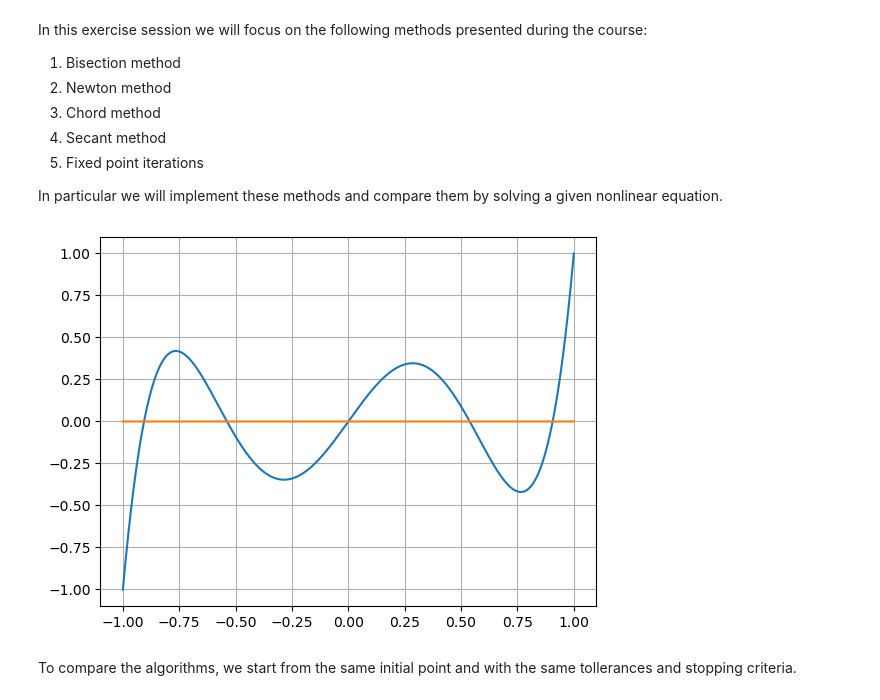
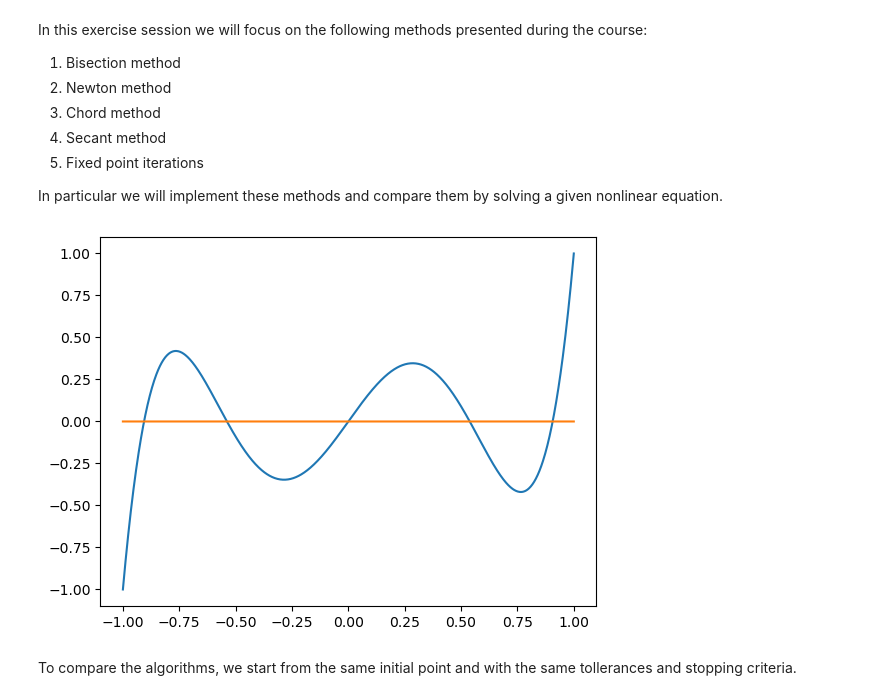
Before and after one commit to arielsboiardi/numerical_analysis_2024-2025, a Jupyter notebook: material/20241029-AB-Es_Nonlinear_eqs.ipynb, the cells around one changed output. Drawn from its saved outputs; the diff is of its cells as text; code cells hidden in the pictures.

```diff
--- a/material/20241029-AB-Es_Nonlinear_eqs/20241029-AB-Es_Nonlinear_eqs.ipynb
+++ b/material/20241029-AB-Es_Nonlinear_eqs.ipynb
@@ -31,17 +30,13 @@ f_prime_sym = sym.diff(f_sym,t)
 f = sym.lambdify(t, f_sym, 'numpy')
 f_prime = sym.lambdify(t,f_prime_sym, 'numpy')
 # %%
-
 n = 1025
-
 x = linspace(-1,1,n)
 c = zeros_like(x)
-
 _ = plot(x,f(x))
 _ = plot(x,c)
-_ = grid()
 # %% [output]
-[figure, old version]
+[figure, new version]
 # %% [markdown]
 To compare the algorithms, we start from the same initial point and with the same tollerances and stopping criteria.
 # %%
```
Also changed, not shown: parts of 4 cells of this notebook.
